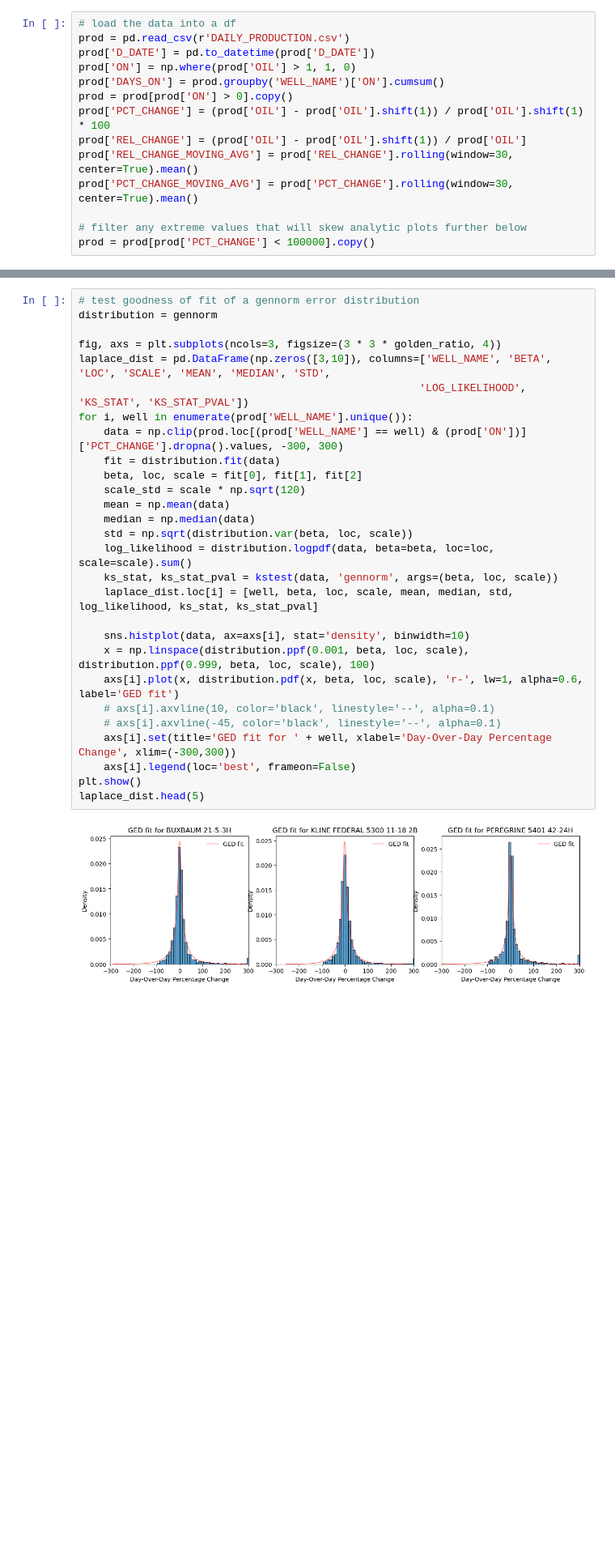
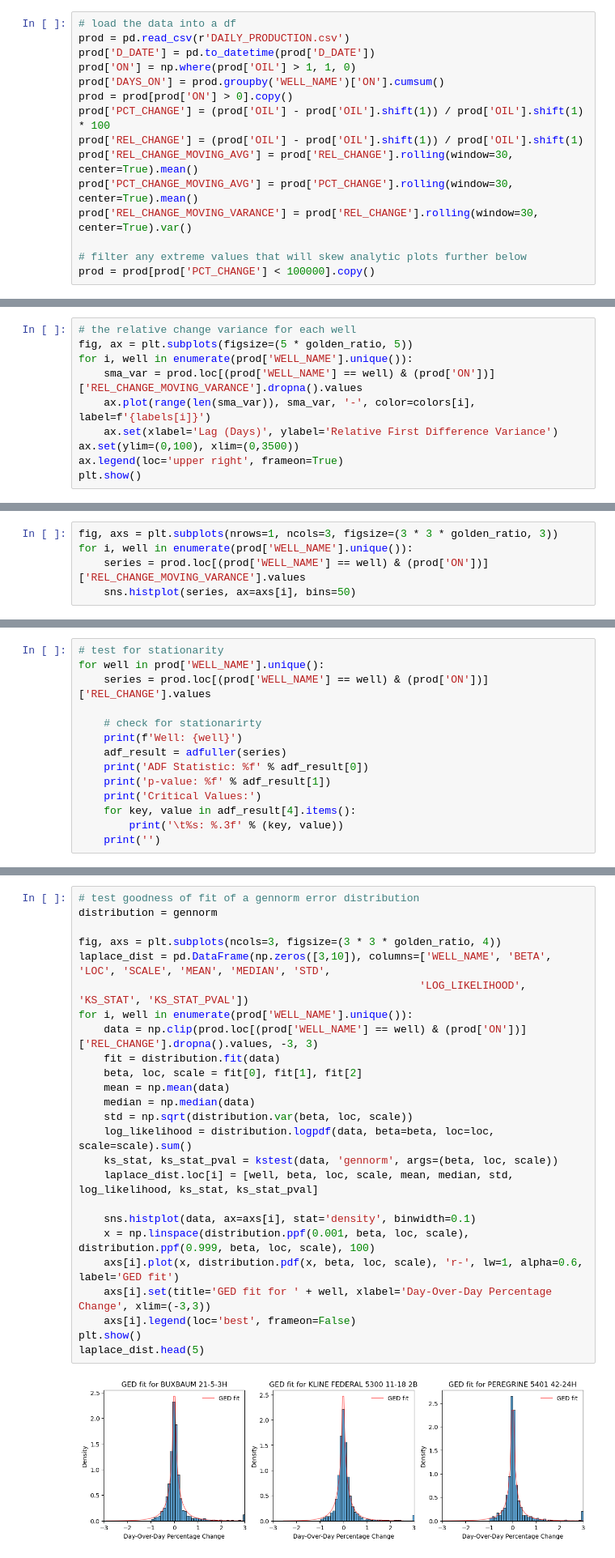
Before and after one commit to rmcguigan/PGE_RESEARCH, a Jupyter notebook: SP24_Research/Production_noise_modeling.ipynb, the cells around one changed output, grey strips where cells are left out. Shown at 81% size. Cells and saved outputs as stored; diff of their text form; blank space fills up the shorter version.

```diff
--- a/SP24_Research/SP24research_production_noise.ipynb
+++ b/SP24_Research/Production_noise_modeling.ipynb
@@ -70,9 +71,10 @@ prod['ON'] = np.where(prod['OIL'] > 1, 1, 0)
 prod['DAYS_ON'] = prod.groupby('WELL_NAME')['ON'].cumsum()
 prod = prod[prod['ON'] > 0].copy()
 prod['PCT_CHANGE'] = (prod['OIL'] - prod['OIL'].shift(1)) / prod['OIL'].shift(1) * 100
-prod['REL_CHANGE'] = (prod['OIL'] - prod['OIL'].shift(1)) / prod['OIL']
+prod['REL_CHANGE'] = (prod['OIL'] - prod['OIL'].shift(1)) / prod['OIL'].shift(1)
 prod['REL_CHANGE_MOVING_AVG'] = prod['REL_CHANGE'].rolling(window=30, center=True).mean()
 prod['PCT_CHANGE_MOVING_AVG'] = prod['PCT_CHANGE'].rolling(window=30, center=True).mean()
+prod['REL_CHANGE_MOVING_VARANCE'] = prod['REL_CHANGE'].rolling(window=30, center=True).var()
 
 # filter any extreme values that will skew analytic plots further below
 prod = prod[prod['PCT_CHANGE'] < 100000].copy()
@@ -401,0 +428,10 @@ Warnings:
+# %%
+# the relative change variance for each well
+fig, ax = plt.subplots(figsize=(5 * golden_ratio, 5))
+for i, well in enumerate(prod['WELL_NAME'].unique()):
+    sma_var = prod.loc[(prod['WELL_NAME'] == well) & (prod['ON'])]['REL_CHANGE_MOVING_VARANCE'].dropna().values
+    ax.plot(range(len(sma_var)), sma_var, '-', color=colors[i], label=f'{labels[i]}')
+    ax.set(xlabel='Lag (Days)', ylabel='Relative First Difference Variance')
+ax.set(ylim=(0,100), xlim=(0,3500))
+ax.legend(loc='upper right', frameon=True)
+plt.show()
@@ -416,0 +449,5 @@ plt.show()
+# %%
+fig, axs = plt.subplots(nrows=1, ncols=3, figsize=(3 * 3 * golden_ratio, 3))
+for i, well in enumerate(prod['WELL_NAME'].unique()):
+    series = prod.loc[(prod['WELL_NAME'] == well) & (prod['ON'])]['REL_CHANGE_MOVING_VARANCE'].values
+    sns.histplot(series, ax=axs[i], bins=50)
@@ -422,3 +461,17 @@ print(f'ARPS Forecast: {np.var(arps_pct_change):.4f}')
 Variance of Percent Change
 Well Data: 75202.0032
 ARPS Forecast: 0.0000
+# %%
+# test for stationarity
+for well in prod['WELL_NAME'].unique():
+    series = prod.loc[(prod['WELL_NAME'] == well) & (prod['ON'])]['REL_CHANGE'].values
+
+    # check for stationarirty
+    print(f'Well: {well}')
+    adf_result = adfuller(series)
+    print('ADF Statistic: %f' % adf_result[0])
+    print('p-value: %f' % adf_result[1])
+    print('Critical Values:')
+    for key, value in adf_result[4].items():
+        print('\t%s: %.3f' % (key, value))
+    print('')
@@ -522,31 +593,28 @@ laplace_dist.head(5)
 # %%
 # test goodness of fit of a gennorm error distribution
 distribution = gennorm
 
 fig, axs = plt.subplots(ncols=3, figsize=(3 * 3 * golden_ratio, 4))
 laplace_dist = pd.DataFrame(np.zeros([3,10]), columns=['WELL_NAME', 'BETA', 'LOC', 'SCALE', 'MEAN', 'MEDIAN', 'STD',
                                                       'LOG_LIKELIHOOD', 'KS_STAT', 'KS_STAT_PVAL'])
 for i, well in enumerate(prod['WELL_NAME'].unique()):
-    data = np.clip(prod.loc[(prod['WELL_NAME'] == well) & (prod['ON'])]['PCT_CHANGE'].dropna().values, -300, 300)
+    data = np.clip(prod.loc[(prod['WELL_NAME'] == well) & (prod['ON'])]['REL_CHANGE'].dropna().values, -3, 3)
     fit = distribution.fit(data)
     beta, loc, scale = fit[0], fit[1], fit[2]
-    scale_std = scale * np.sqrt(120)
     mean = np.mean(data)
     median = np.median(data)
     std = np.sqrt(distribution.var(beta, loc, scale))
     log_likelihood = distribution.logpdf(data, beta=beta, loc=loc, scale=scale).sum()
     ks_stat, ks_stat_pval = kstest(data, 'gennorm', args=(beta, loc, scale))
     laplace_dist.loc[i] = [well, beta, loc, scale, mean, median, std, log_likelihood, ks_stat, ks_stat_pval]
 
-    sns.histplot(data, ax=axs[i], stat='density', binwidth=10)
+    sns.histplot(data, ax=axs[i], stat='density', binwidth=0.1)
     x = np.linspace(distribution.ppf(0.001, beta, loc, scale), distribution.ppf(0.999, beta, loc, scale), 100)
     axs[i].plot(x, distribution.pdf(x, beta, loc, scale), 'r-', lw=1, alpha=0.6, label='GED fit')
-    # axs[i].axvline(10, color='black', linestyle='--', alpha=0.1)
-    # axs[i].axvline(-45, color='black', linestyle='--', alpha=0.1)
-    axs[i].set(title='GED fit for ' + well, xlabel='Day-Over-Day Percentage Change', xlim=(-300,300))
+    axs[i].set(title='GED fit for ' + well, xlabel='Day-Over-Day Percentage Change', xlim=(-3,3))
     axs[i].legend(loc='best', frameon=False)
 plt.show()
 laplace_dist.head(5)
 # %% [output]
-[figure, old version]
+[figure, new version]
 |  | WELL_NAME | BETA | LOC | SCALE | MEAN | MEDIAN | STD | LOG_LIKELIHOOD | KS_STAT | ... |
```
Also changed, not shown: parts of 17 cells of this notebook, 4 other files.
